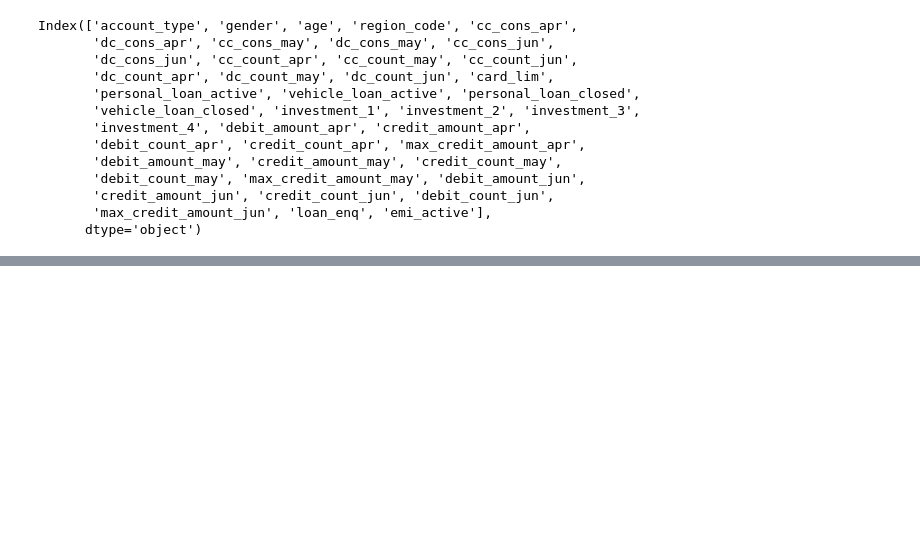
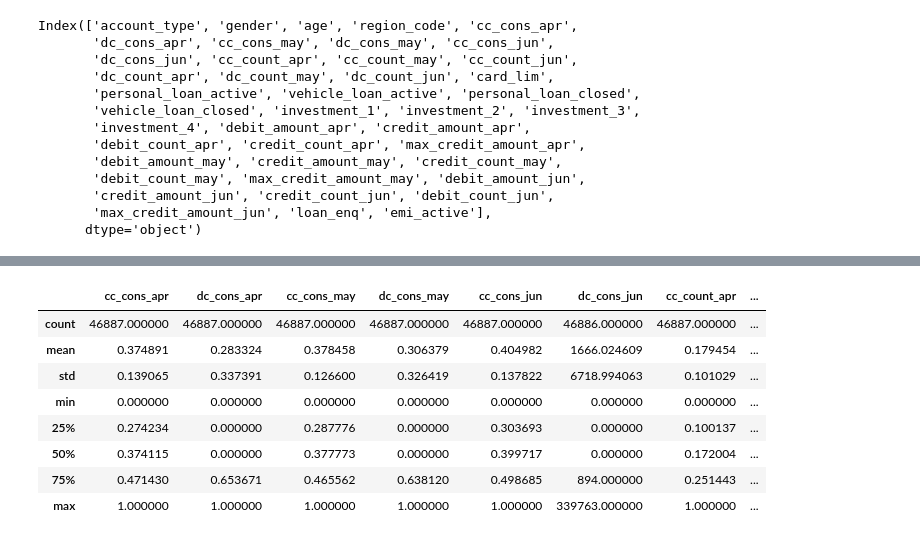
Before and after one commit to EllenZhangYarong/Hackthon_AmExpert_decipHER, a Jupyter notebook: AmExpert.ipynb, the cells around one changed output, grey strips where cells are left out. Saved outputs shown, nothing was run; the diff lists cells and outputs as text; code cells hidden in the pictures; blank space fills up the shorter version.

```diff
--- a/AmExpert.ipynb
+++ b/AmExpert.ipynb
@@ -506,0 +591,12 @@ df_dict
+# %%
+all_features.describe()
+# %% [output]
+|  | cc_cons_apr | dc_cons_apr | cc_cons_may | dc_cons_may | cc_cons_jun | dc_cons_jun | cc_count_apr | ... |
+| count | 46887.000000 | 46887.000000 | 46887.000000 | 46887.000000 | 46887.000000 | 46886.000000 | 46887.000000 | ... |
+| mean | 0.374891 | 0.283324 | 0.378458 | 0.306379 | 0.404982 | 1666.024609 | 0.179454 | ... |
+| std | 0.139065 | 0.337391 | 0.126600 | 0.326419 | 0.137822 | 6718.994063 | 0.101029 | ... |
+| min | 0.000000 | 0.000000 | 0.000000 | 0.000000 | 0.000000 | 0.000000 | 0.000000 | ... |
+| 25% | 0.274234 | 0.000000 | 0.287776 | 0.000000 | 0.303693 | 0.000000 | 0.100137 | ... |
+| 50% | 0.374115 | 0.000000 | 0.377773 | 0.000000 | 0.399717 | 0.000000 | 0.172004 | ... |
+| 75% | 0.471430 | 0.653671 | 0.465562 | 0.638120 | 0.498685 | 894.000000 | 0.251443 | ... |
+| max | 1.000000 | 1.000000 | 1.000000 | 1.000000 | 1.000000 | 339763.000000 | 1.000000 | ... |
```
Also changed, not shown: parts of 98 cells of this notebook, 5 other files.
